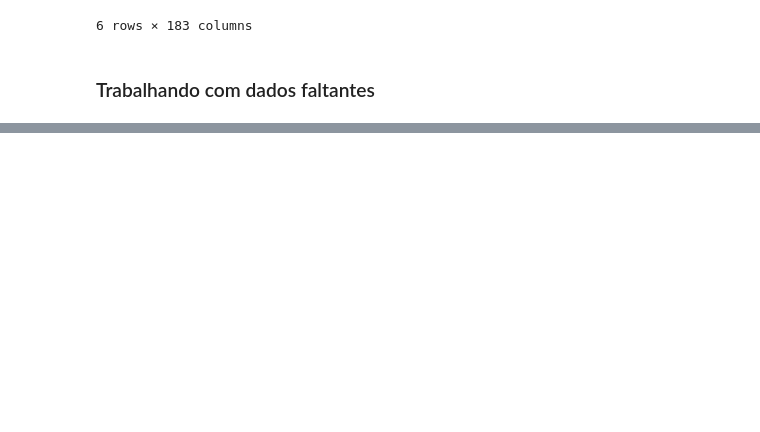
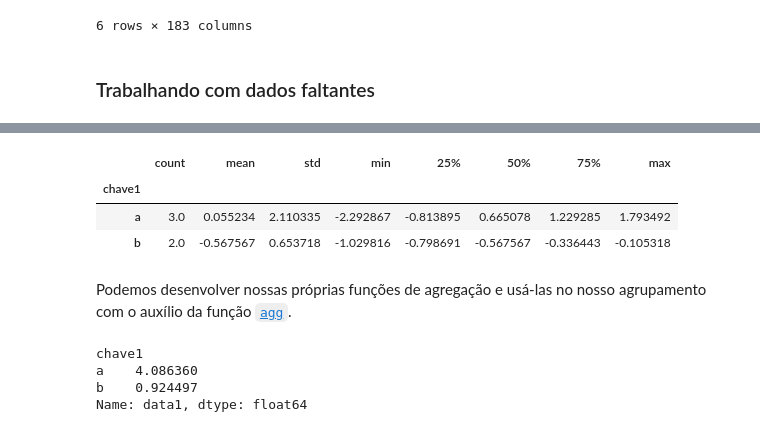
Before and after one commit to genomika/pandas-workshop, a Jupyter notebook: workshop-python_pandas_gnmk.ipynb, the cells around one changed output, grey strips where cells are left out. Cells and saved outputs as stored; diff of their text form; code cells hidden in the pictures; blank space fills up the shorter version.

Commit message:
Add 'Agrupando um DataFrame' section

```diff
--- a/workshop-python_pandas_gnmk.ipynb
+++ b/workshop-python_pandas_gnmk.ipynb
@@ -879,0 +884,7 @@ multianno_df.query("`Gene.refGene` == 'BRCA1'")
+# %%
+import numpy as np
+agrupamento_df = pd.DataFrame({'chave1' : ['a', 'a', 'b', 'b', 'a'],
+                   'chave2' : ['um', 'dois', 'um', 'dois', 'um'],
+                   'data1' : np.random.randn(5),
+                   'data2' : np.random.randn(5)})
+agrupamento_df
@@ -879,0 +898,3 @@ multianno_df.query("`Gene.refGene` == 'BRCA1'")
+# %%
+agrupamento_chave1 = agrupamento_df['data1'].groupby(agrupamento_df['chave1'])
+type(agrupamento_chave1)
@@ -879,0 +919,21 @@ multianno_df.query("`Gene.refGene` == 'BRCA1'")
+# %%
+descricoes_chave1 = agrupamento_chave1.describe()
+descricoes_chave1
+# %% [output]
+|  | count | mean | std | min | 25% | 50% | 75% | max |
+| chave1 |  |  |  |  |  |  |  |  |
+| a | 3.0 | 0.055234 | 2.110335 | -2.292867 | -0.813895 | 0.665078 | 1.229285 | 1.793492 |
+| b | 2.0 | -0.567567 | 0.653718 | -1.029816 | -0.798691 | -0.567567 | -0.336443 | -0.105318 |
+# %% [markdown]
+Podemos desenvolver nossas próprias funções de agregação e usá-las no nosso agrupamento com o auxílio da função [`agg`](https://pandas.pydata.org/pandas-docs/stable/reference/api/pandas.core.groupby.GroupBy.agg.html?pandas.core.groupby.GroupBy.agg).
+# %%
+def pico_a_pico(arr):
+    return arr.max() - arr.min()
+
+
+agrupamento_chave1.agg(pico_a_pico)
+# %% [output]
+chave1
+a    4.086360
+b    0.924497
+Name: data1, dtype: float64
```
Also changed, not shown: parts of 9 cells of this notebook.
